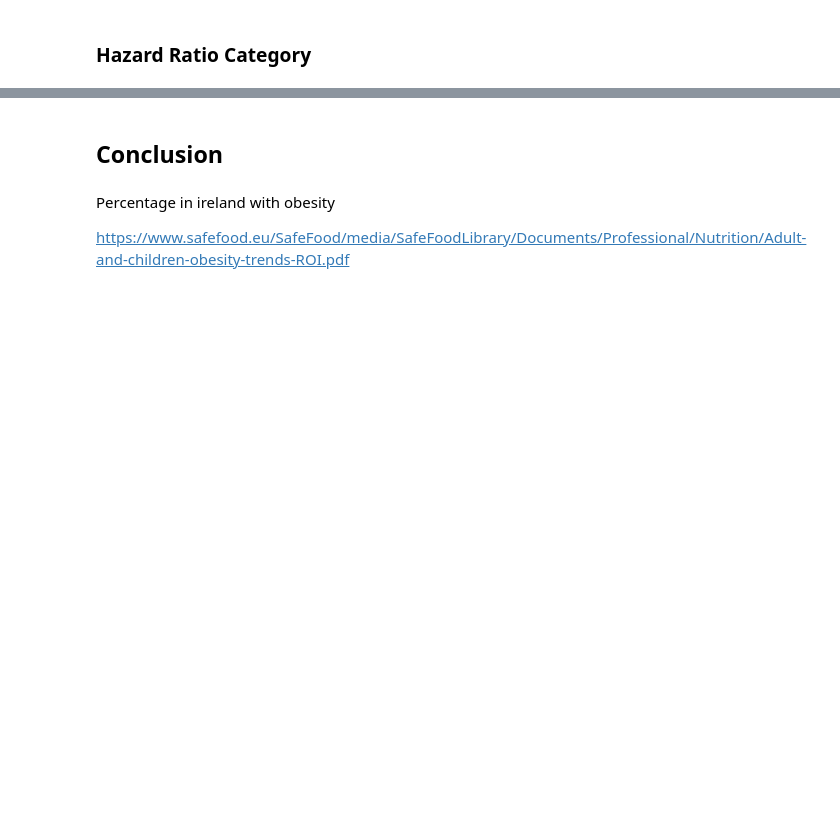
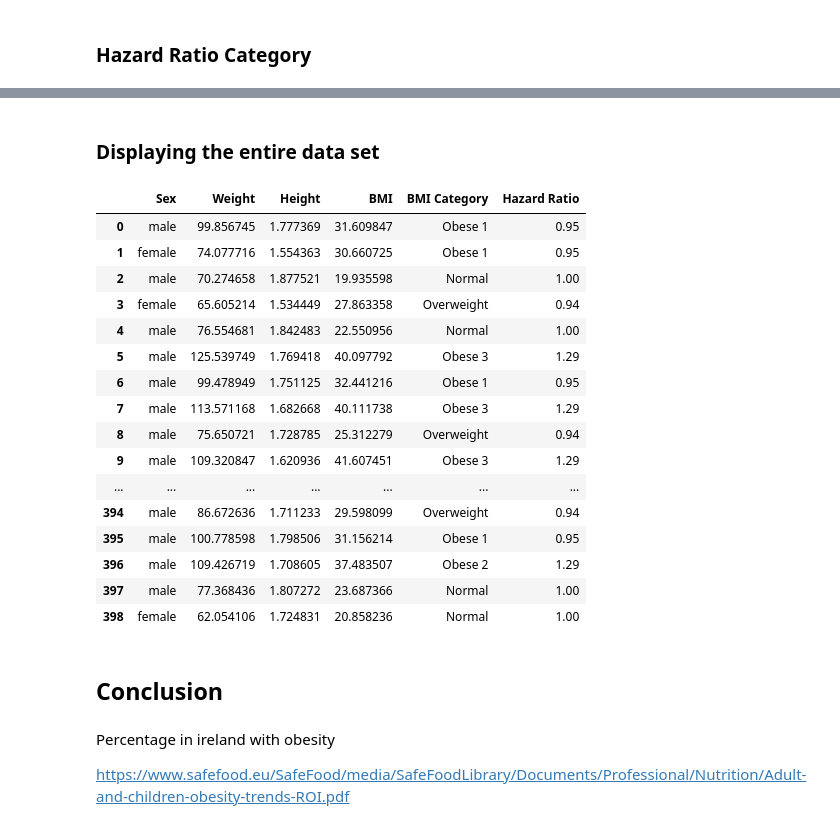
Before and after one commit to declanbarr/simulated-dataset, a Jupyter notebook: simulated-dataset.ipynb, the cells around one changed output, grey strips where cells are left out. Cells and saved outputs as stored; diff of their text form; code cells hidden in the pictures; blank space fills up the shorter version.

Commit message:
Displayed entire data set including all rows

```diff
--- a/simulated-dataset.ipynb
+++ b/simulated-dataset.ipynb
@@ -532,3 +532,32 @@ simdf.head(5)
+# %% [markdown]
+### Displaying the entire data set
+# %%
+# Set max rows to 999 to ensure all rows are displayed
+pd.options.display.max_rows = 2000
+
+# Set max columns to 10 to ensure all columns are displayed
+pd.options.display.max_columns = 10
+
+# Displaying the entire data set
+simdf
+# %% [output]
+|  | Sex | Weight | Height | BMI | BMI Category | Hazard Ratio |
+| 0 | male | 99.856745 | 1.777369 | 31.609847 | Obese 1 | 0.95 |
+| 1 | female | 74.077716 | 1.554363 | 30.660725 | Obese 1 | 0.95 |
+| 2 | male | 70.274658 | 1.877521 | 19.935598 | Normal | 1.00 |
+| 3 | female | 65.605214 | 1.534449 | 27.863358 | Overweight | 0.94 |
+| 4 | male | 76.554681 | 1.842483 | 22.550956 | Normal | 1.00 |
+| 5 | male | 125.539749 | 1.769418 | 40.097792 | Obese 3 | 1.29 |
+| 6 | male | 99.478949 | 1.751125 | 32.441216 | Obese 1 | 0.95 |
+| 7 | male | 113.571168 | 1.682668 | 40.111738 | Obese 3 | 1.29 |
+| 8 | male | 75.650721 | 1.728785 | 25.312279 | Overweight | 0.94 |
+| 9 | male | 109.320847 | 1.620936 | 41.607451 | Obese 3 | 1.29 |
+| ... | ... | ... | ... | ... | ... | ... |
+| 394 | male | 86.672636 | 1.711233 | 29.598099 | Overweight | 0.94 |
+| 395 | male | 100.778598 | 1.798506 | 31.156214 | Obese 1 | 0.95 |
+| 396 | male | 109.426719 | 1.708605 | 37.483507 | Obese 2 | 1.29 |
+| 397 | male | 77.368436 | 1.807272 | 23.687366 | Normal | 1.00 |
+| 398 | female | 62.054106 | 1.724831 | 20.858236 | Normal | 1.00 |
 # %% [markdown]
 ## Conclusion
 # %% [markdown]
```
Also changed, not shown: parts of 15 cells of this notebook.
